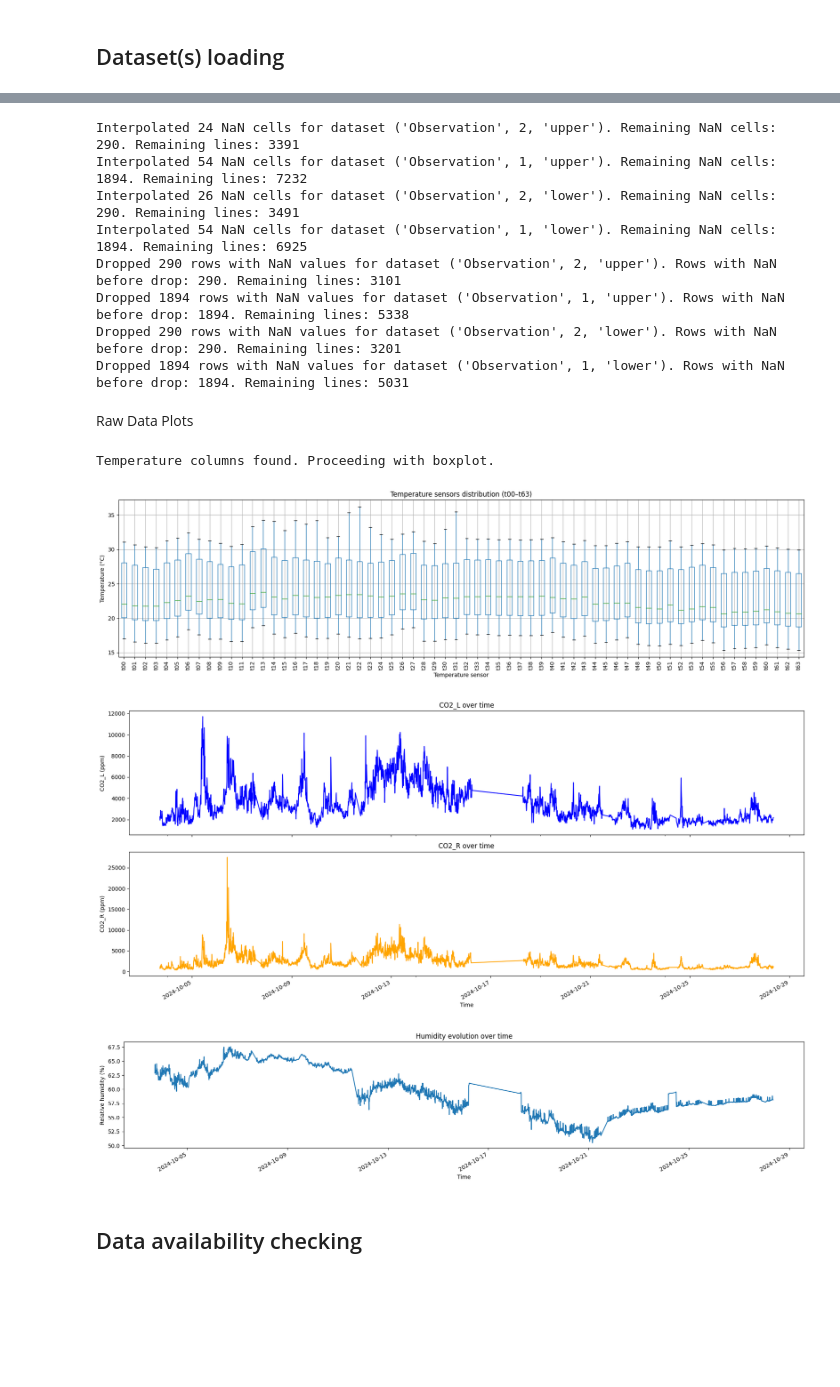
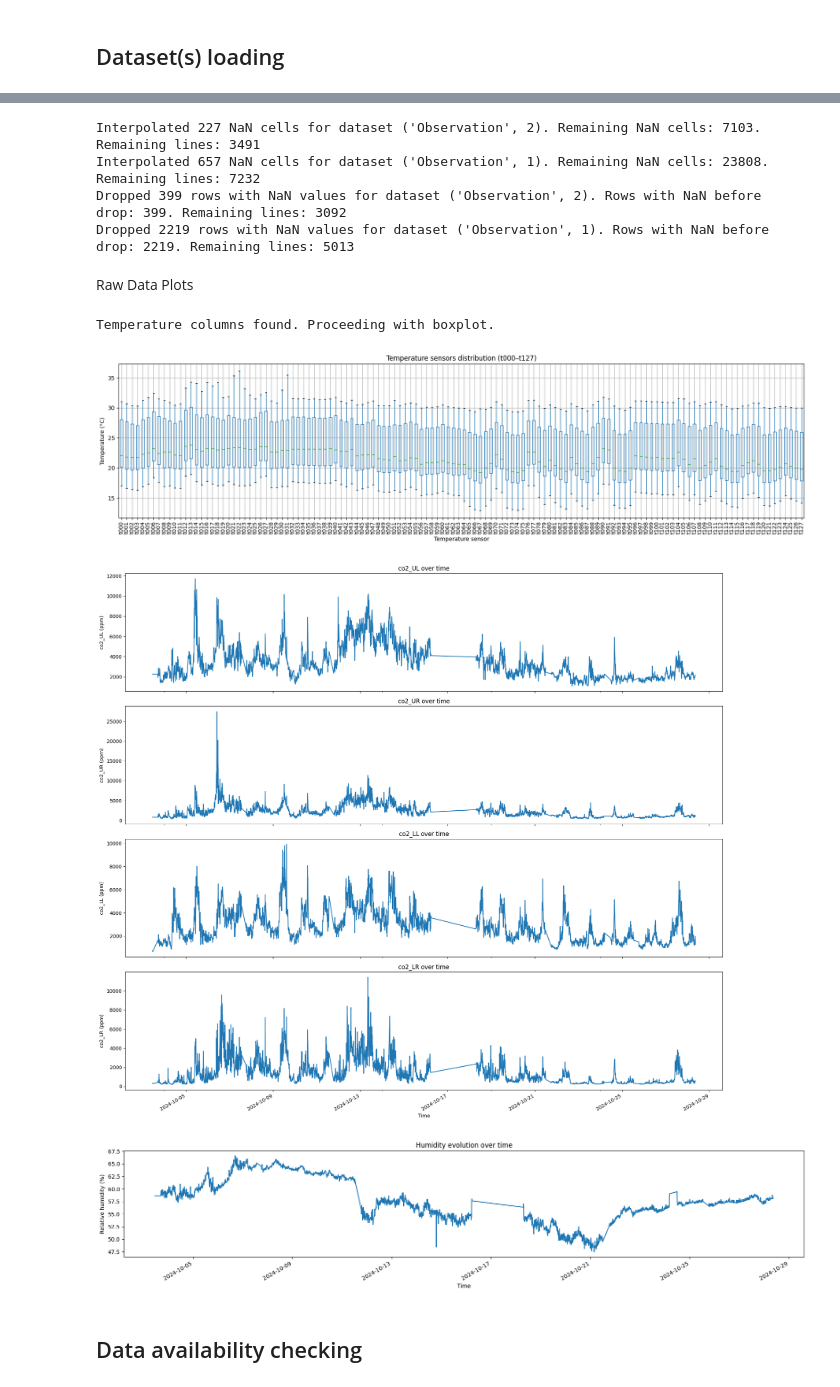
Before and after one commit to epfl-mobots/Ethogram-Generation, a Jupyter notebook: Ethogram_Generation.ipynb, the cells around one changed output, grey strips where cells are left out. Drawn from its saved outputs; the diff is of its cells as text; code cells hidden in the pictures; blank space fills up the shorter version.

Commit message:
added the possibility of considering the hive as a whole and not split between IHL

```diff
--- a/Ethogram_Generation.ipynb
+++ b/Ethogram_Generation.ipynb
@@ -138,10 +169,11 @@ datetime
 # %%
 if save_files:
-    # Store each dataset as its own pickle file (Results/Intermediate_Results/{exp}_hive{hive_nb}_{ihl}.pkl)
-    # so a future run with force_reload=False can reload whichever datasets are already cached and
-    # only re-download the rest (see the loading cell above). If a file already exists, merge the new data with the existing data and overwrite the file in place.
-    for (exp, hive_nb, ihl), df_exp in exps_dfs.items():
-        source_id = f"{exp}_hive{hive_nb}_{ihl}"
+    # Store each dataset as its own pickle file (Results/Intermediate_Results/{source_id}.pkl)
+    # so a future run with force_reload=False can reload whichever datasets are already cached
+    # and only re-download the rest (see the loading cell above). If a file already exists,
+    # merge the new data with the existing data and overwrite the file in place.
+    for key, df_exp in exps_dfs.items():
+        source_id = _source_id(key)
         pkl_path = os.path.join(intermediate_dir, f"{source_id}.pkl")
         existing_df = None
         if os.path.exists(pkl_path):
@@ -181,11 +209,11 @@ Dataset ('Observation', 1, 'lower'): 2024-09-04 16:00:00+00:00 to 2024-10-28 08:
 # %%
 exps_dfs_interpolated = exps_dfs.copy()
-# First linearly interpolate any NaN values that may exist in the dataframes over 5 rows, beyond that leave them as NaN
+# First linearly interpolate any NaN values that may exist in the dataframes over 3 rows, beyond that leave them as NaN
 for key, df in exps_dfs_interpolated.items():
     len_before = len(df)
     df = df.astype(float)
     nans_before = int(df.isna().sum().sum())
-    df.interpolate(method='time', limit=6, limit_direction='both', inplace=True)
+    df.interpolate(method='time', limit=3, limit_direction='both', inplace=True)
     nans_after = int(df.isna().sum().sum())
     exps_dfs_interpolated[key] = df
     print(f"Interpolated {nans_before - nans_after} NaN cells for dataset {key}. Remaining NaN cells: {nans_after}. Remaining lines: {len(df)}")
@@ -199,76 +227,73 @@ for key, df in exps_dfs_dropna.items():
     exps_dfs_dropna[key] = df
     print(f"Dropped {len_before - len(df)} rows with NaN values for dataset {key}. Rows with NaN before drop: {rows_with_nan_before}. Remaining lines: {len(df)}")
 # %% [output]
-Interpolated 24 NaN cells for dataset ('Observation', 2, 'upper'). Remaining NaN cells: 290. Remaining lines: 3391
-Interpolated 54 NaN cells for dataset ('Observation', 1, 'upper'). Remaining NaN cells: 1894. Remaining lines: 7232
-Interpolated 26 NaN cells for dataset ('Observation', 2, 'lower'). Remaining NaN cells: 290. Remaining lines: 3491
-Interpolated 54 NaN cells for dataset ('Observation', 1, 'lower'). Remaining NaN cells: 1894. Remaining lines: 6925
-Dropped 290 rows with NaN values for dataset ('Observation', 2, 'upper'). Rows with NaN before drop: 290. Remaining lines: 3101
-Dropped 1894 rows with NaN values for dataset ('Observation', 1, 'upper'). Rows with NaN before drop: 1894. Remaining lines: 5338
-Dropped 290 rows with NaN values for dataset ('Observation', 2, 'lower'). Rows with NaN before drop: 290. Remaining lines: 3201
-Dropped 1894 rows with NaN values for dataset ('Observation', 1, 'lower'). Rows with NaN before drop: 1894. Remaining lines: 5031
+Interpolated 227 NaN cells for dataset ('Observation', 2). Remaining NaN cells: 7103. Remaining lines: 3491
+Interpolated 657 NaN cells for dataset ('Observation', 1). Remaining NaN cells: 23808. Remaining lines: 7232
+Dropped 399 rows with NaN values for dataset ('Observation', 2). Rows with NaN before drop: 399. Remaining lines: 3092
+Dropped 2219 rows with NaN values for dataset ('Observation', 1). Rows with NaN before drop: 2219. Remaining lines: 5013
 # %% [markdown]
 Raw Data Plots
 # %%
-df_plots = exps_dfs_dropna[('Observation', 2, 'upper')].copy()
+df_plots = exps_dfs_dropna[('Observation', 2) if whole_hive else ('Observation', 2, 'upper')].copy()
 # %%
 # --- Columns ---
-temp_cols = [f"t{str(i).zfill(2)}" for i in range(64)]  # t00..t63
-co2_col = ["co2_L", "co2_R"]
+temp_cols = [f"t{i:03d}" for i in range(128)] if whole_hive else [f"t{str(i).zfill(2)}" for i in range(64)]
+co2_col = ["co2_UL", "co2_UR", "co2_LL", "co2_LR"] if whole_hive else ["co2_L", "co2_R"]
 humid_col = "rel_humid"
 
 # =========================
-# 1) Boxplots for temperature sensors (t00..t63)
+# 1) Boxplots for temperature sensors
 # =========================
 if temp_cols[0] in df_plots.columns:
     print("Temperature columns found. Proceeding with boxplot.")
     ax = df_plots[temp_cols].boxplot(figsize=(18, 5), rot=90,showfliers=False)
     ax.set_xlabel("Temperature sensor")
     ax.set_ylabel("Temperature (°C)")
-    ax.set_title("Temperature sensors distribution (t00–t63)")
+    ax.set_title(f"Temperature sensors distribution ({temp_cols[0]}–{temp_cols[-1]})")
     plt.tight_layout()
     plt.show()
 
 # =========================
 # 2) CO2 over time (separate figure)
 # =========================
-# Make a two-row plot for CO2_L and CO2_R, sharig the same x-axis
-fig, axs = plt.subplots(nrows=2, ncols=1, figsize=(18, 8), sharex=True)
-df_plots[co2_col[0]].plot(ax=axs[0], color='blue', title='CO2_L over time')
-axs[0].set_ylabel("CO2_L (ppm)")
-df_plots[co2_col[1]].plot(ax=axs[1], color='orange', title='CO2_R over time')
-axs[1].set_xlabel("Time")
-axs[1].set_ylabel("CO2_R (ppm)")
+# One row per CO2 sensor, sharing the same x-axis
+fig, axs = plt.subplots(nrows=len(co2_col), ncols=1, figsize=(18, 4 * len(co2_col)), sharex=True)
+if len(co2_col) == 1:
+    axs = [axs]
+for ax, col in zip(axs, co2_col):
+    df_plots[col].plot(ax=ax, title=f'{col} over time')
+    ax.set_ylabel(f"{col} (ppm)")
+axs[-1].set_xlabel("Time")
 plt.tight_layout()
 plt.show()
 
 # =========================
 # 3) Humidity over time (separate figure)
 # =========================
 ax = df_plots[humid_col].plot(figsize=(18, 4))
 ax.set_xlabel("Time")
 ax.set_ylabel("Relative humidity (%)")
 ax.set_title("Humidity evolution over time")
 plt.tight_layout()
 plt.show()
 
 
 # =========================
 # 4) Activity over time (separate figure)
 # =========================
 if "activity" in df_plots.columns:
     activity_plot = df_plots.loc[:, 'activity']*100
     ax = activity_plot.plot(figsize=(18, 4))
     ax.set_xlabel("Time")
     ax.set_ylabel("Activity (%)")
     ax.set_title("Activity evolution over time")
     plt.tight_layout()
     plt.show()
 # %% [output]
 Temperature columns found. Proceeding with boxplot.
-[figure, old version]
+[figure, new version]
-[figure, old version]
+[figure, new version]
-[figure, old version]
+[figure, new version]
 # %% [markdown]
 ## Data availability checking
 # %%
```
Also changed, not shown: parts of 32 cells of this notebook, 2 other files.
